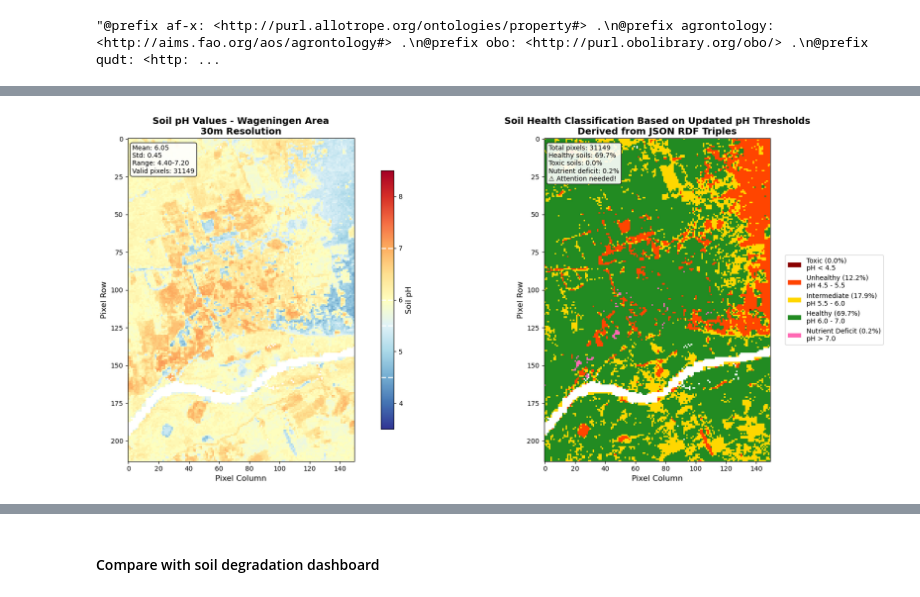
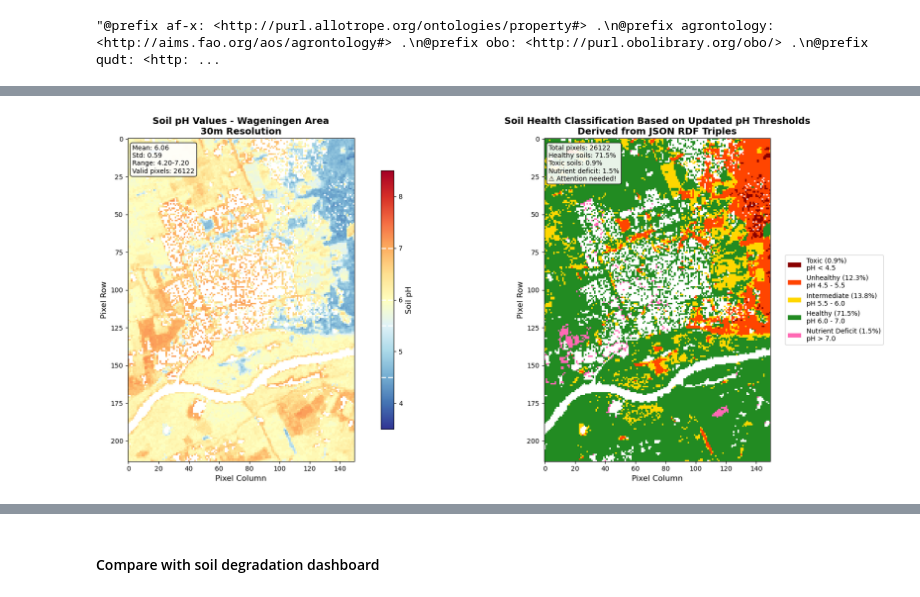
Before and after one commit to soilwise-he/KG-decision-support, a Jupyter notebook: KG_DS_system.ipynb, the cells around one changed output, grey strips where cells are left out. Cells and saved outputs as stored; diff of their text form; code cells hidden in the pictures.

```diff
--- a/KG_DS_system.ipynb
+++ b/KG_DS_system.ipynb
@@ -2074,31 +2074,98 @@ for category, info in ph_classification_info.items():
 print(f"\n3. LOADING SOIL pH DATA FOR WAGENINGEN")
 print("-" * 50)
 
-# Load the pH data from the spatial analysis
+# Load pH data via STAC API (2020-2022 composite)
+ph_data = None
+transform = None
+crs = None
+
 try:
-    with rasterio.open('EcoDataCube/wageningen_ph.tif') as src:
-        ph_data_raw = src.read(1)
-        transform = src.transform
+    # Define Wageningen area bounds
+    wageningen_lat = 51.9700
+    wageningen_lon = 5.6667
+    buffer = 0.03
+
+    lat_min = wageningen_lat - buffer
+    lat_max = wageningen_lat + buffer
+    lon_min = wageningen_lon - buffer
+    lon_max = wageningen_lon + buffer
+
+    # Create STAC client if not already available
+    if 'stac_client' not in locals():
+        stac_client = STACAccessor()
+
+    print("📊 Extracting pH data from STAC API...")
+
+    # Use STAC API to get pH data (2020-2022 composite, water-based)
+    ph_stac_url = "https://s3.ecodatacube.eu/arco/ph.h2o_iso.10390.2021.index_m_30m_b0cm..20cm_20200101_20221231_eu_epsg.3035_v20250212.tif"
+
+    # Transform coordinates to EPSG:3035
+    from pyproj import Transformer
+    transformer = Transformer.from_crs("EPSG:4326", "EPSG:3035", always_xy=True)
+
+    x_min, y_min = transformer.transform(lon_min, lat_min)
+    x_max, y_max = transformer.transform(lon_max, lat_max)
+
+    # Access pH data directly from STAC URL
+    with rasterio.open(ph_stac_url) as src:
+        print(f"  Dataset info:")
+        print(f"    Shape: {src.shape}")
+        print(f"    CRS: {src.crs}")
+        print(f"    Data type: {src.dtypes[0]}")
+        print(f"    NoData: {src.nodata}")
+
+        # Get window for our area of interest
+        window = rasterio.windows.from_bounds(x_min, y_min, x_max, y_max, src.transform)
+        ph_data_raw = src.read(1, window=window)
+        transform = src.window_transform(window)
         crs = src.crs
 
         # Handle nodata values
-        nodata = src.nodata
-        if nodata is not None:
-            ph_data_raw = np.where(ph_data_raw == nodata, np.nan, ph_data_raw)
+        if src.nodata is not None:
+            ph_data_raw = np.where(ph_data_raw == src.nodata, np.nan, ph_data_raw)
+        else:
+            # Handle zero values as nodata for pH
+            ph_data_raw = np.where(ph_data_raw == 0, np.nan, ph_data_raw)
 
-        # Convert from stored format (pH * 10) to actual pH
-        ph_data = ph_data_raw / 10
+        # Convert pH from index to actual pH (multiply by 0.1)
+        ph_data = ph_data_raw * 0.1
 
-        print(f"Successfully loaded pH data:")
+        print(f"✅ Successfully loaded pH data from STAC API:")
         print(f"  Shape: {ph_data.shape}")
         print(f"  pH range: {np.nanmin(ph_data):.2f} - {np.nanmax(ph_data):.2f}")
         print(f"  Mean pH: {np.nanmean(ph_data):.2f}")
         print(f"  Valid pixels: {np.sum(~np.isnan(ph_data))}")
+        print(f"  Data source: EcoDataCube STAC API (2020-2022 composite)")
 
 except Exception as e:
-    print(f"Error loading pH data: {e}")
-    print("pH data file not found. Please run the soil properties analysis first.")
-    ph_data = None
+    print(f"❌ Error loading pH data from STAC: {e}")
+    print("Attempting fallback to local file...")
+
+    # Fallback to local file if STAC fails
+    try:
+        with rasterio.open('EcoDataCube/wageningen_ph.tif') as src:
+            ph_data_raw = src.read(1)
+            transform = src.transform
+            crs = src.crs
+
+            # Handle nodata values
+            nodata = src.nodata
+            if nodata is not None:
+                ph_data_raw = np.where(ph_data_raw == nodata, np.nan, ph_data_raw)
+
+            # Convert from stored format (pH * 10) to actual pH
+            ph_data = ph_data_raw / 10
+
+            print(f"✅ Fallback successful - loaded from local file:")
+            print(f"  Shape: {ph_data.shape}")
+            print(f"  pH range: {np.nanmin(ph_data):.2f} - {np.nanmax(ph_data):.2f}")
+            print(f"  Mean pH: {np.nanmean(ph_data):.2f}")
+            print(f"  Valid pixels: {np.sum(~np.isnan(ph_data))}")
+
+    except Exception as fallback_e:
+        print(f"❌ Fallback also failed: {fallback_e}")
+        print("No pH data available. Please check data sources.")
+        ph_data = None
 
 if ph_data is not None:
     # Step 4: Apply Updated Classification
@@ -2272,7 +2339,7 @@ Extracted pH thresholds from RDF triples:
 
 5. CREATING VISUALIZATIONS
 --------------------------------------------------
-[figure, old version]
+[figure, new version]
 6. SUMMARY REPORT
 ============================================================
 SOIL pH HEALTH ASSESSMENT - WAGENINGEN AREA (UPDATED THRESHOLDS)
```
Also changed, not shown: parts of 1 cell of this notebook.
